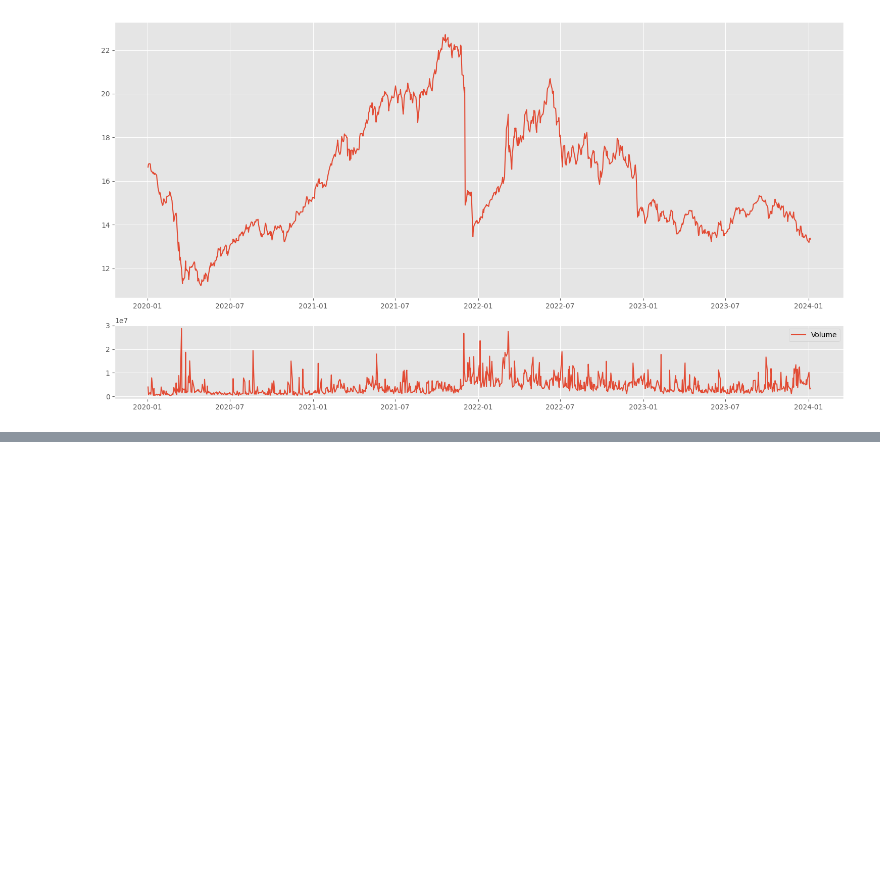
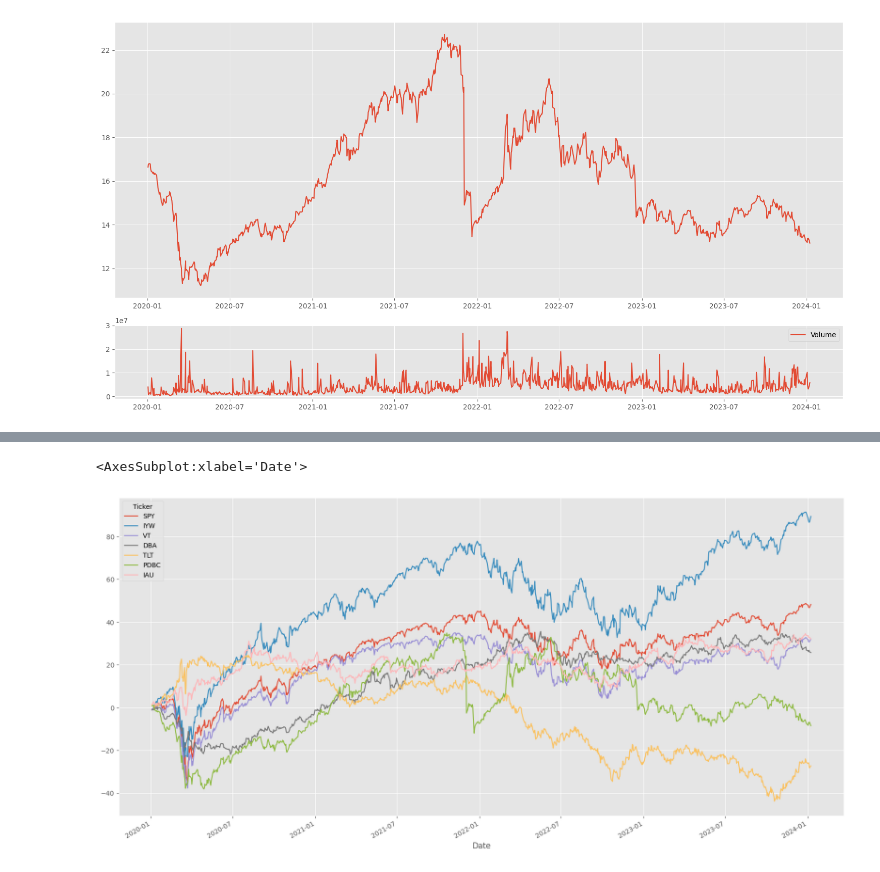
Before and after one commit to Galaxy092/Samsung-Innovation-Campus-Python-Course, a Jupyter notebook: Chapter 8/Data Analysis and Visualization - Mini Project/Financial Data Analysis Mini Project.ipynb, the cells around one changed output, grey strips where cells are left out. Cells and saved outputs as stored; diff of their text form; code cells hidden in the pictures; blank space fills up the shorter version.

```diff
--- a/Chapter 8/Data Analysis and Visualization - Mini Project/Financial Data Analysis Mini Project.ipynb
+++ b/Chapter 8/Data Analysis and Visualization - Mini Project/Financial Data Analysis Mini Project.ipynb
@@ -274,0 +325,4 @@ plt.show()
+# %%
+# Step 7 - Let's create a new data frame that calculates daily stock price changes for all tickers, calculate daily cumulative returns, and analyse the correlation
+stock_dayily_pc = (stock - stock.shift(1)) / stock.shift(1) * 100
+stock_dayily_pc.head()
@@ -274,0 +337,4 @@ plt.show()
+# %%
+# The formula for the simple daily cumulative return is so simple
+# It can be obtained by accumulating and multiply the daily stock price change rate obtained above. We can use the .cumsum() method.
+stock_d_cr = stock_dayily_pc.cumsum()
@@ -274,0 +358,5 @@ plt.show()
+# %%
+stock_d_cr.plot(figsize = (20, 10))
+# %% [output]
+<AxesSubplot:xlabel='Date'>
+[figure, added]
```
Also changed, not shown: parts of 36 cells of this notebook, 4 other files.
